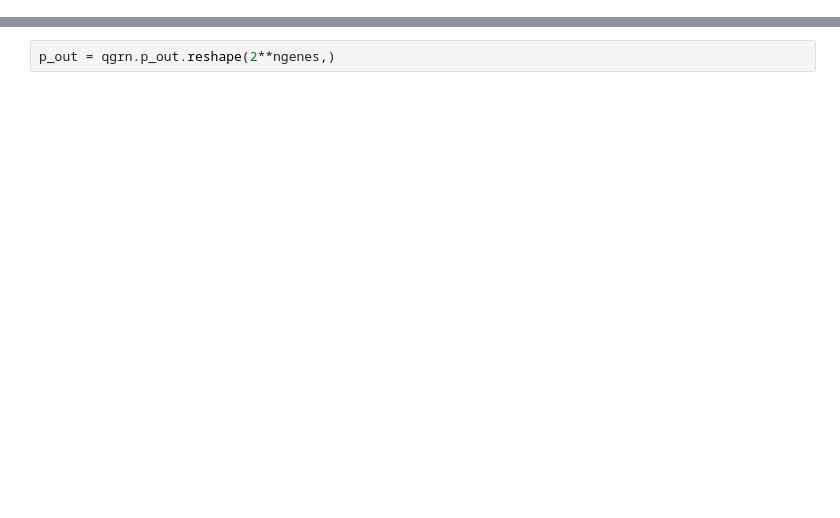
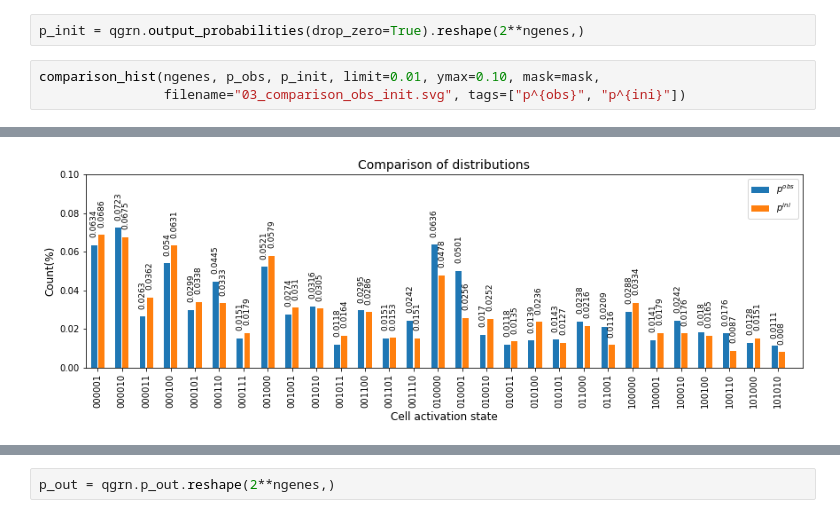
Before and after one commit to cailab-tamu/QuantumGRN, a Jupyter notebook: tutorial/01_qsc_grn_pearson.ipynb, the cells around one changed output, grey strips where cells are left out. Drawn from its saved outputs; the diff is of its cells as text; blank space fills up the shorter version.

```diff
--- a/tutorial/01_qsc_grn_pearson.ipynb
+++ b/tutorial/01_qsc_grn_pearson.ipynb
@@ -44,0 +52,6 @@ qgrn = model(ncells, genes, theta, edges, p_obs, epochs=100, save_theta=True)
+# %%
+p_init = qgrn.output_probabilities(drop_zero=True).reshape(2**ngenes,)
+# %%
+comparison_hist(ngenes, p_obs, p_init, limit=0.01, ymax=0.10, mask=mask,
+                filename="03_comparison_obs_init.svg", tags=["p^{obs}", "p^{ini}"])
+# %% [output]
@@ -45,3 +59,4 @@ qgrn = model(ncells, genes, theta, edges, p_obs, epochs=100, save_theta=True)
+[figure, added]
 # %%
 qgrn.train()
 # %% [output]
```
Also changed, not shown: parts of 15 cells of this notebook, 14 other files.
